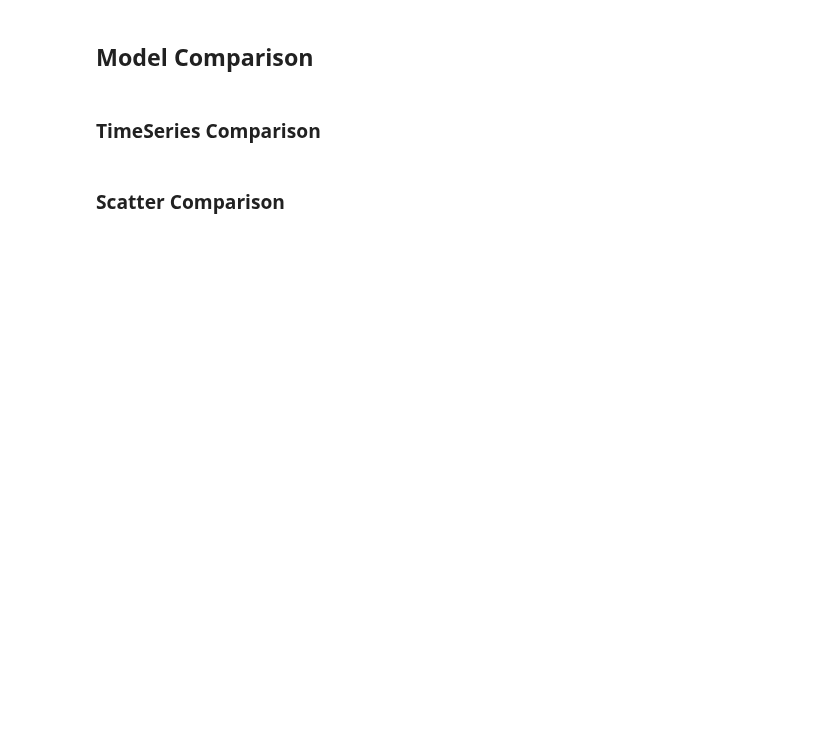
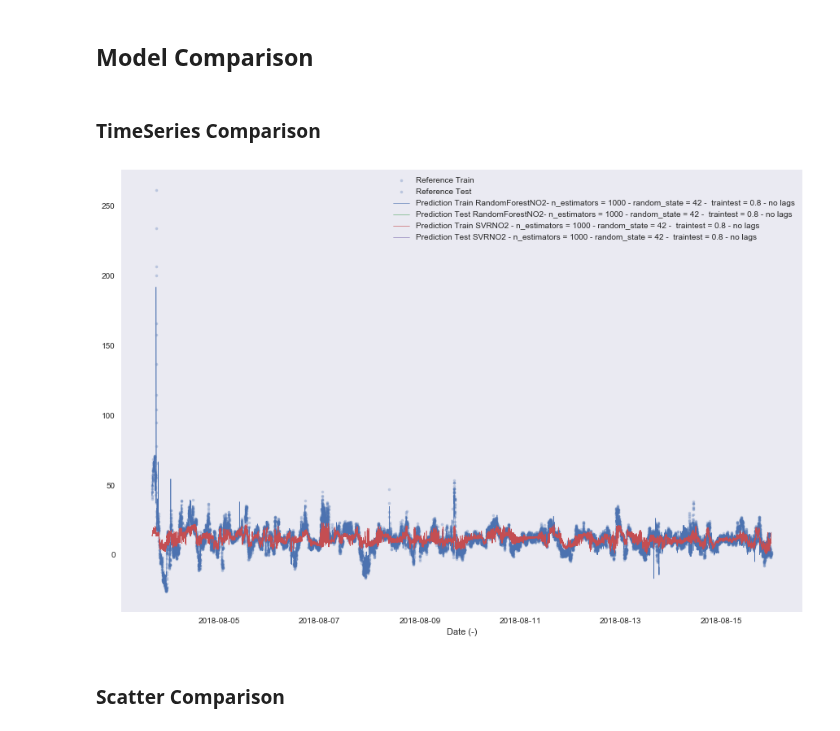
Before and after one commit to fablabbcn/smartcitizen-data, a Jupyter notebook: notebooks/Data-Analysis.ipynb, the cells around one changed output. Cells and saved outputs as stored; diff of their text form; code cells hidden in the pictures; blank space fills up the shorter version.

```diff
--- a/notebooks/Data-Analysis.ipynb
+++ b/notebooks/Data-Analysis.ipynb
@@ -2755,33 +2654,36 @@ import plotly.tools as tls
 
 fig = plt.figure(figsize=(15,10))
 referencePlotted = False
 
 for device in readings[test_model]['devices']:
     if 'model' in readings[test_model]['devices'][device]:
         for model_name in readings[test_model]['devices'][device]['model']:
 
             ratio_train = readings[test_model]['devices'][name_combined_data]['model'][model_name]['parameters']['ratio_train']
 
             data = readings[test_model]['devices'][model_name]['data']
 
             total_len = len(data.index)
             n_train_periods = int(round(total_len*ratio_train))
 
             dataframeTrain = data.iloc[:n_train_periods,:]
             dataframeTest = data.iloc[n_train_periods:,:]
 
             if (not referencePlotted):
                 plt.plot(dataframeTrain.index, dataframeTrain['reference'], 'b.', label = 'Reference Train', alpha = 0.3)
                 plt.plot(dataframeTest.index, dataframeTest['reference'], 'b.', label = 'Reference Test', alpha = 0.3)
                 referencePlotted = True
 
             plt.plot(dataframeTrain.index, dataframeTrain['prediction'], linewidth = 0.6, label = 'Prediction Train ' + model_name)
             plt.plot(dataframeTest.index, dataframeTest['prediction'], linewidth = 0.6, label = 'Prediction Test ' + model_name)
 
 plt.legend(loc = 'best')
 # plt.ylabel(str(readings[test_model]['devices'][name_combined_data]['model'][model_name]['parameters']['features']["ref"][1]))
 plt.xlabel('Date (-)')
+plt.grid()
 # plt.title('Model Comparison for ' + str(readings[test_model]['devices'][name_combined_data]['model'][model_name]['parameters']['features']["ref"][1]))
+# %% [output]
+[figure, added]
 # %% [markdown]
 ### Scatter Comparison
 # %%
```
Also changed, not shown: parts of 31 cells of this notebook.
